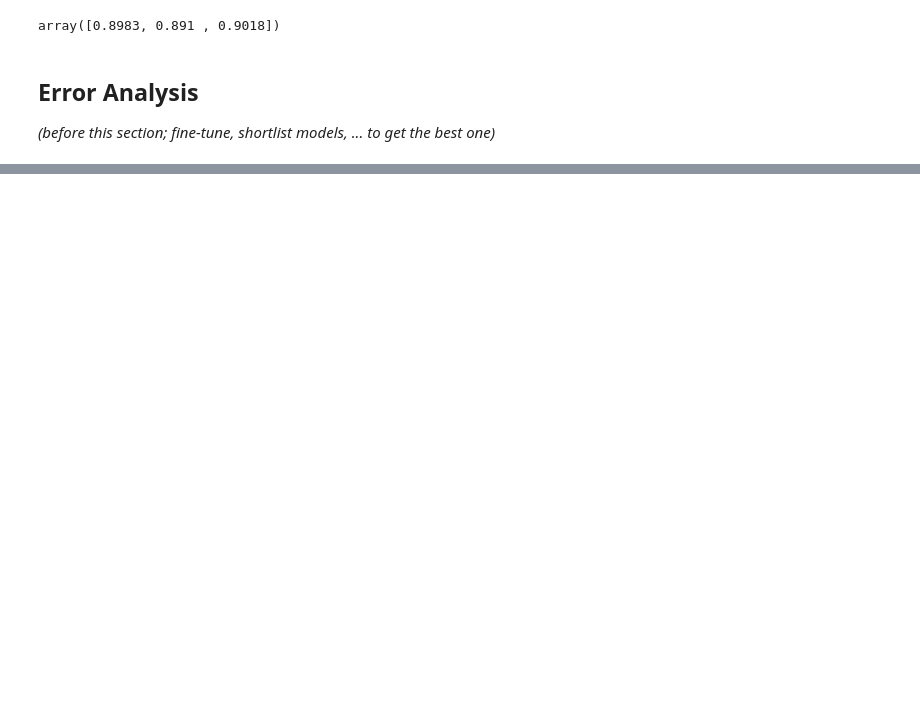
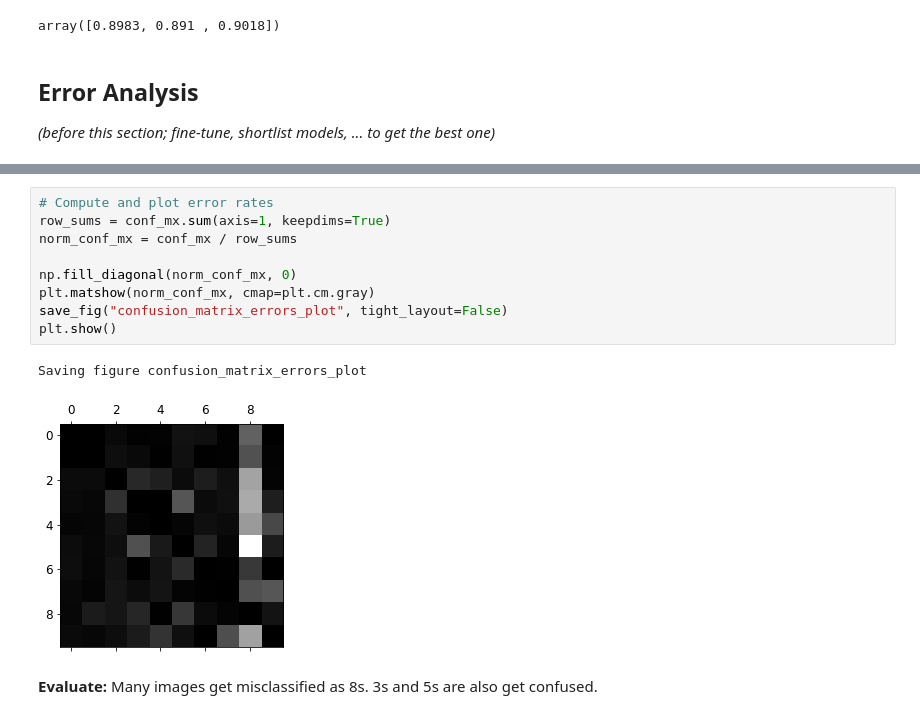
Before and after one commit to minhngt62/handson-ml, a Jupyter notebook: Chapter 3 - MNIST.ipynb, the cells around one changed output, grey strips where cells are left out. Drawn from its saved outputs; the diff is of its cells as text; blank space fills up the shorter version.

```diff
--- a/Chapter 3 - MNIST.ipynb
+++ b/Chapter 3 - MNIST.ipynb
@@ -520,0 +550,14 @@ array([0.8983, 0.891 , 0.9018])
+# %%
+# Compute and plot error rates
+row_sums = conf_mx.sum(axis=1, keepdims=True)
+norm_conf_mx = conf_mx / row_sums
+
+np.fill_diagonal(norm_conf_mx, 0)
+plt.matshow(norm_conf_mx, cmap=plt.cm.gray)
+save_fig("confusion_matrix_errors_plot", tight_layout=False)
+plt.show()
+# %% [output]
+Saving figure confusion_matrix_errors_plot
+[figure, added]
+# %% [markdown]
+**Evaluate:** Many images get misclassified as 8s. 3s and 5s are also get confused.
```
Also changed, not shown: parts of 8 cells of this notebook, 4 other files.
